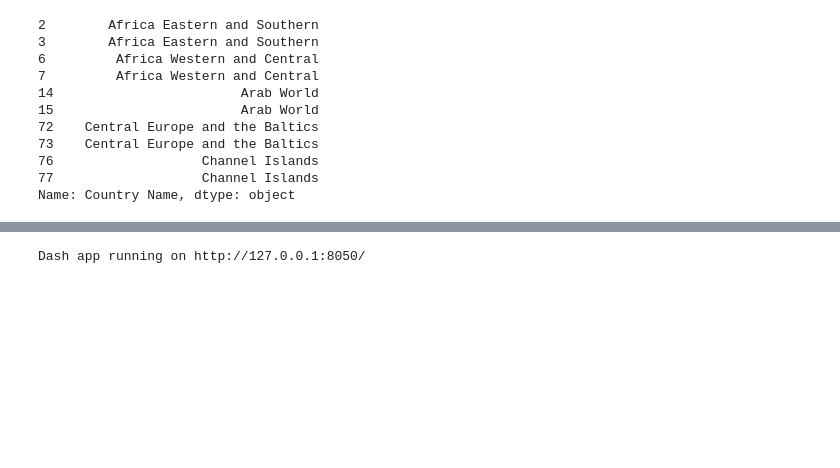
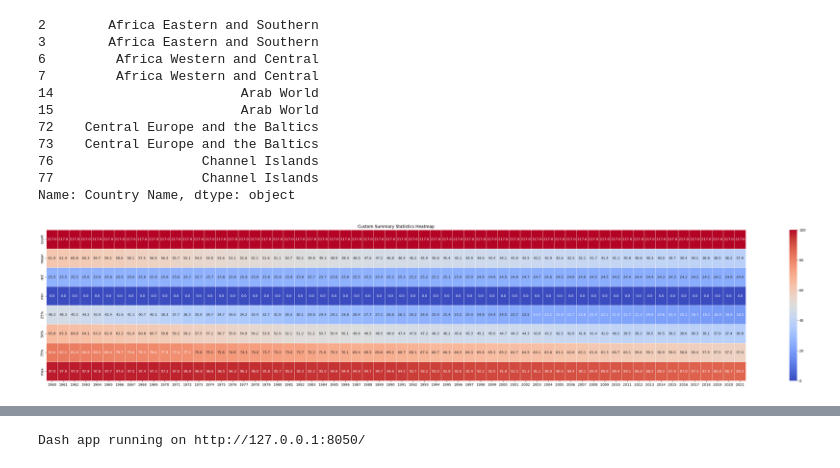
Before and after one commit to DeusNexus/iu-exploratory-data-analysis, a Jupyter notebook: eda-notebook.ipynb, the cells around one changed output, grey strips where cells are left out. Drawn from its saved outputs; the diff is of its cells as text; code cells hidden in the pictures; blank space fills up the shorter version.

Commit message:
Further exploration on cleaned dataset using descriptive statistics and boxplots

```diff
--- a/eda-notebook.ipynb
+++ b/eda-notebook.ipynb
@@ -307,3 +304,35 @@ Name: Country Name, dtype: object
 drop_unclassified_filtered = df['Country Code'].isin([code for code in unclassified_codes if code not in keep_unclassified])
 # drop_unclassified_filtered
 df = df.drop(df[drop_unclassified_filtered].index)
+# %%
+# Now that the dataset is cleaned and ready for visualization lets first do a final descriptive statistic exploration and visualizations.
+mask_rural_pcnt = df['Indicator Code']  == 'SP.RUR.TOTL.ZS'
+mask_rural_abs = df['Indicator Code']  == 'SP.RUR.TOTL'
+# Set the float format to a fixed number of decimal places (e.g., 2)
+pd.options.display.float_format = '{:.2f}'.format
+# %%
+# In this summary we focus on Rural Population Percentage after the data is cleaned. We can clearly see a trend over the years, including the max, min, mean, std and quantiles.
+summary_stats = df[mask_rural_pcnt].describe()
+summary_stats = summary_stats
+
+# Create a custom heatmap with a color gradient
+plt.figure(figsize=(46, 8))
+
+# Define a color map that spans the entire data range
+# cmap = sns.diverging_palette(220, 0, sep=20, as_cmap=True)
+
+# Create the heatmap using a diverging color map
+sns.heatmap(data=summary_stats, annot=True, fmt=".1f", cmap=plt.cm.coolwarm, linewidths=0.5, cbar=True, vmin=0, vmax=100)
+
+plt.title("Custom Summary Statistics Heatmap")
+plt.show()
+
+# Interesting trends become appearent like a continuous downtrend for the mean for all years.
+# The standard deviation seems stable from 1960 to 1971, then it increases slightly till 1982 and start to drop again continuously until 2021.
+# Convergence might indicate that the differences in rural population percentages between regions or countries are diminishing over time. In other words, regions that previously had very different rural population percentages are becoming more similar.
+# A convergence in rural population percentages can be a sign of urbanization. As urbanization progresses, more people move from rural to urban areas, which can lead to a decrease in the rural population percentage across regions or countries.
+# It could be associated with economic development. More economically developed regions or countries often experience a shift from agriculture-based economies
+# (which tend to have higher rural populations) to more industrial or service-based economies (which tend to have lower rural populations).
+# Changes in government policies, rural development programs, and social trends can influence the rural population percentages. Convergence may indicate that such policies and trends are leading to more consistent living patterns.
+# %% [output]
+[figure, added]
```
Also changed, not shown: parts of 6 cells of this notebook.
